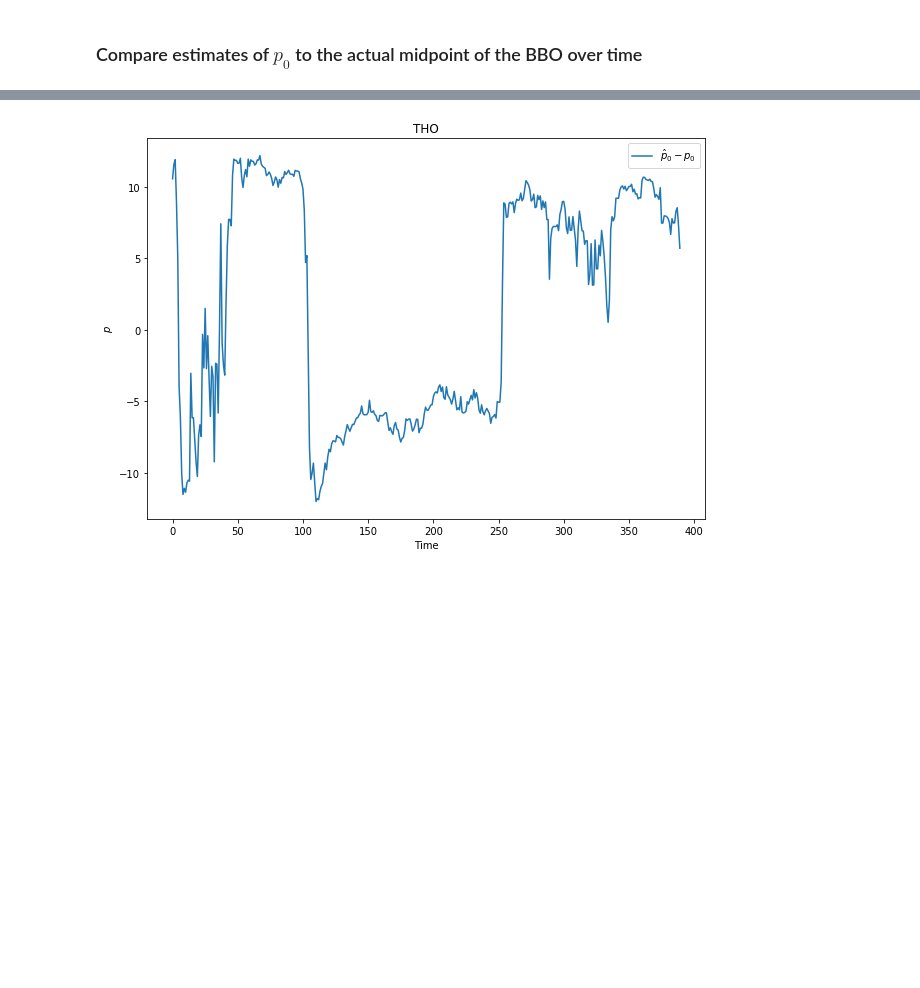
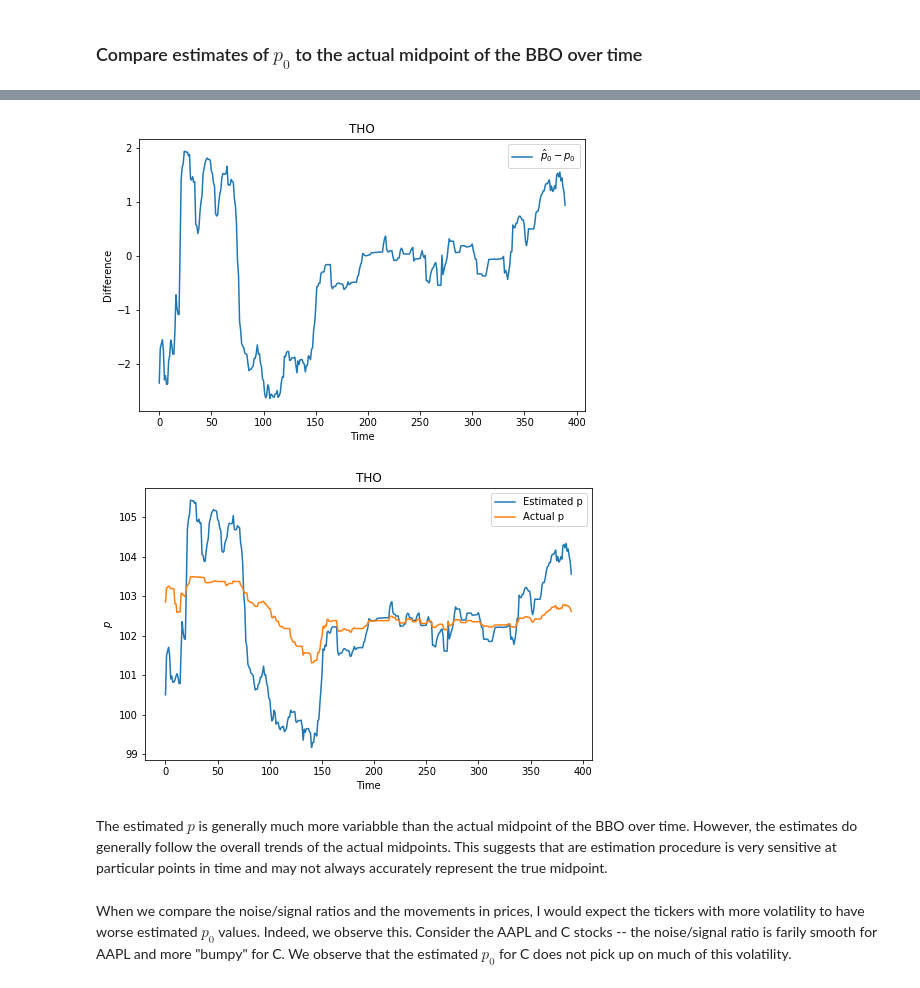
Before and after one commit to CNFefferyy/BootCamp2018, a Jupyter notebook: ProbSets/Econ/ProbSet6/Kyle_Model.ipynb, the cells around one changed output, grey strips where cells are left out. Drawn from its saved outputs; the diff is of its cells as text; code cells hidden in the pictures; blank space fills up the shorter version.

```diff
--- a/ProbSets/Econ/ProbSet6/Kyle_Model.ipynb
+++ b/ProbSets/Econ/ProbSet6/Kyle_Model.ipynb
@@ -38,24 +38,34 @@ class OrderBook:
     """
 
     def __init__(self, data, lower, upper):
+        """
+        Inputs:
+            lower (scalar) : lower multiplier for what section of data to use
+                             (relative to market midpoint)
+            upper (scalar) : upper multiplier for what section of data to use
+                             (relative to market midpoint)
+
+        """
         self.data = data[1]
         self.time = data[0]
         self.lower = lower
         self.upper = upper
         df = pd.DataFrame.from_dict(self.data, orient='index')
 
+        # Drop undeed data
         df.columns = ['Quantity', 'Type', 'na','naa']
         df = df.drop(['na', 'naa'], axis = 1)
 
+        # Create demand and supply curves
         self.demand = df[df['Type'] == 'B'].sort_index(ascending=False)
         self.supply = df[df['Type'] == 'S'].sort_index()
         self.demand['QD'] = -self.demand['Quantity'].cumsum()
         self.supply['QS'] = self.supply['Quantity'].cumsum()
 
+        # Find point where supply = demand
         orders = pd.concat([self.demand, self.supply], sort=True)
         orders = orders.fillna(0)
         orders['Q'] = orders['QD'] + orders['QS']
-
         self.midpoint = orders[orders.Q < 0].index.values[0]
 
         # Restrict attention to range around equilibrium price
@@ -72,14 +82,7 @@ class OrderBook:
         self.p = - self.gamma/self.beta
         self.ratio = self.beta
 
-    def plot_orderbook(self):
-#         fig = plt.figure(figsize=(10,7))
-#         plt.plot(self.P, self.Q)
-#         plt.xlabel('Price')
-#         plt.ylabel('Quantity')
-#         plt.legend()
-#         plt.show()
-
+    def plot_orderbook(self, name):
         fig = plt.figure(figsize=(10,7))
         plt.plot(self.demand.index.values, self.demand['QD'], label='Quantity Demanded')
         plt.plot(self.supply.index.values, self.supply['QS'], label='Quantity Supplied')
@@ -88,6 +91,7 @@ class OrderBook:
         plt.xlim(0.5 * self.midpoint, 1.5 * self.midpoint)
         plt.xlabel('Price')
         plt.ylabel('Quantity')
+        plt.title(name + ' Stock at t = %i' %self.time)
         plt.legend()
         plt.show()
 
@@ -162,8 +188,17 @@ def compare_p(file_obj, title, cutval=1):
         p_est[ii] = book.p
         p_act[ii] = book.midpoint
 
-    fig = plt.figure(figsize=(10,7))
+    fig = plt.figure(figsize=(8,5))
     plt.plot(p_est - p_act, label=r'$\hat{p}_0 - p_0$')
+    plt.title(title)
+    plt.legend()
+    plt.xlabel('Time')
+    plt.ylabel(r'Difference')
+    plt.show()
+
+    fig = plt.figure(figsize=(8,5))
+    plt.plot(p_est, label='Estimated p')
+    plt.plot(p_act, label='Actual p')
     plt.title(title)
     plt.legend()
     plt.xlabel('Time')
@@ -188,4 +227,9 @@ compare_p(file_objs[3], 'SPY')
 # %%
-compare_p(file_objs[3], 'THO')
+compare_p(file_objs[4], 'THO')
 # %% [output]
-[figure, old version]
+[figure, new version]
+[figure, added]
+# %% [markdown]
+The estimated $p$ is generally much more variabble than the actual midpoint of the BBO over time. However, the estimates do generally follow the overall trends of the actual midpoints. This suggests that are estimation procedure is very sensitive at particular points in time and may not always accurately represent the true midpoint.
+# %% [markdown]
+When we compare the noise/signal ratios and the movements in prices, I would expect the tickers with more volatility to have worse estimated $p_0$ values. Indeed, we observe this. Consider the AAPL and C stocks -- the noise/signal ratio is farily smooth for AAPL and more "bumpy" for C. We observe that the estimated $p_0$ for C does not pick up on much of this volatility.
```
Also changed, not shown: parts of 12 cells of this notebook, 2 other files.
